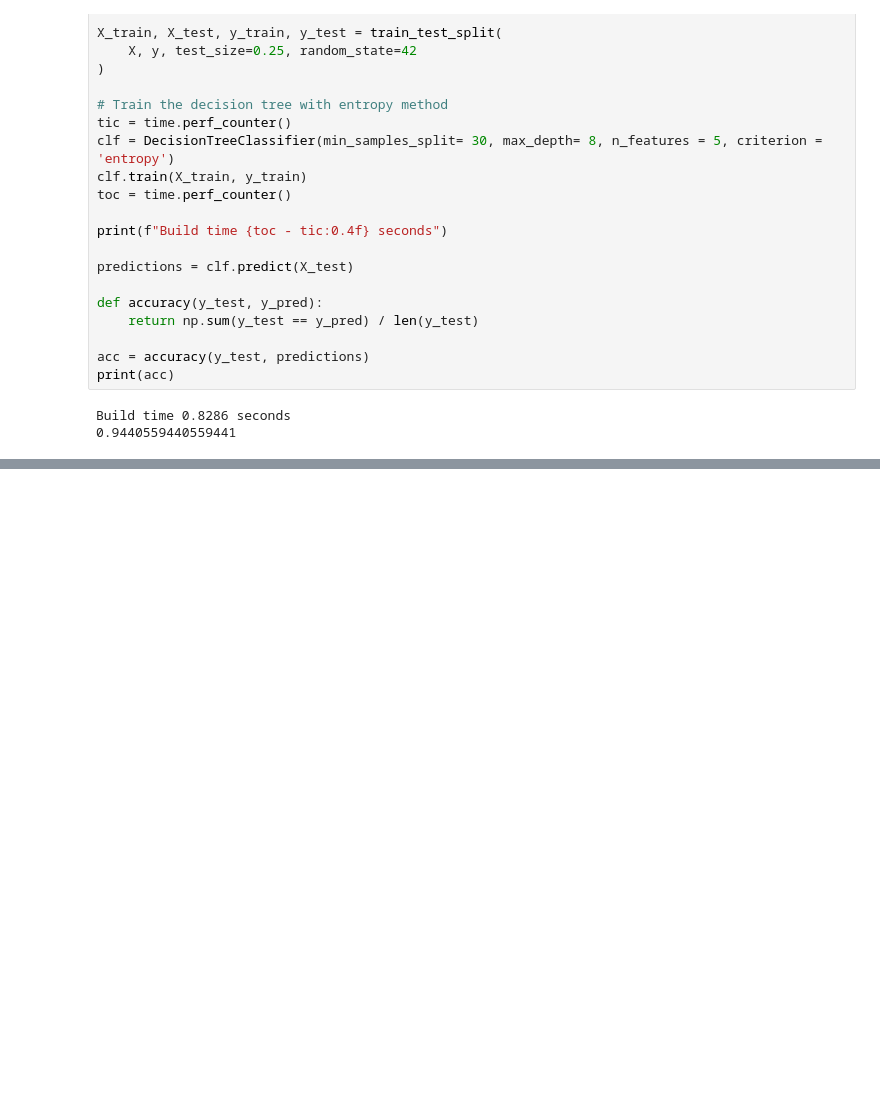
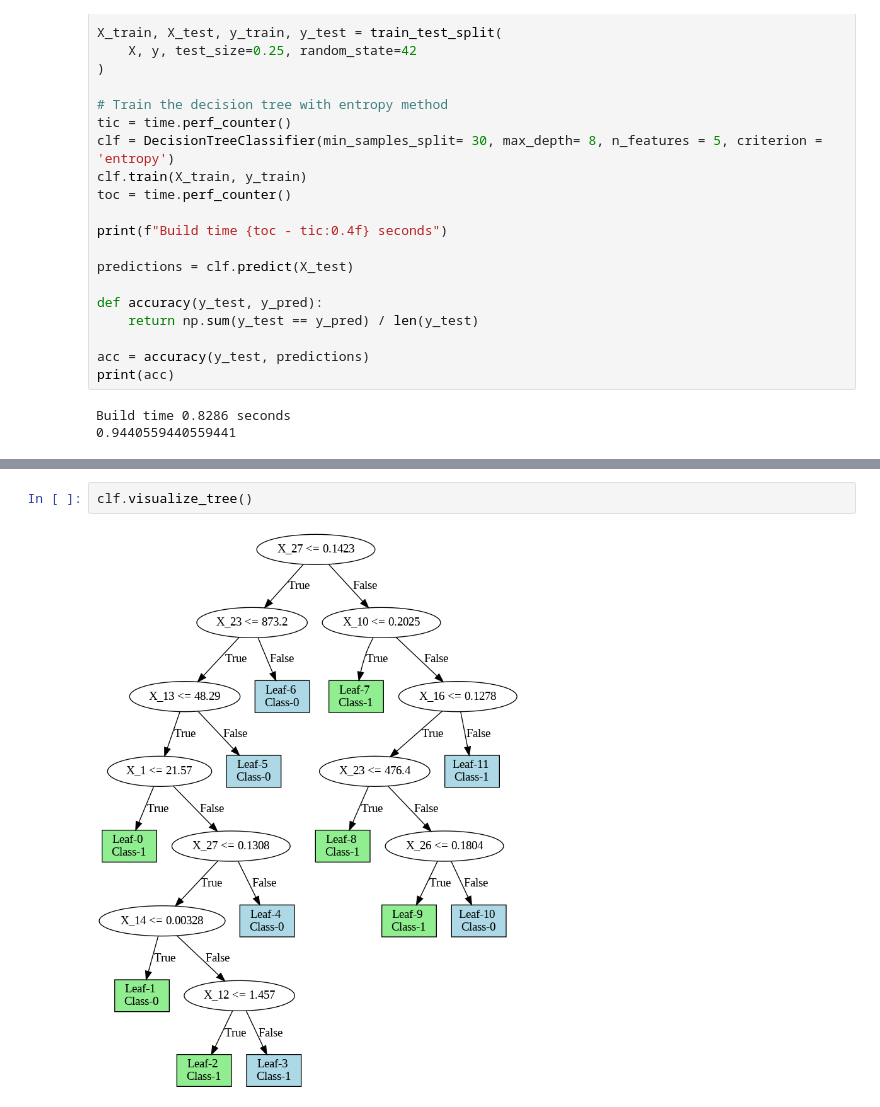
Before and after one commit to yasminahobeika/Decision_Tree_Implementation_From_Scratch, a Jupyter notebook: DTree_scratch/DecisionTreeClassifierImplementation.ipynb, the cells around one changed output, grey strips where cells are left out. Drawn from its saved outputs; the diff is of its cells as text; blank space fills up the shorter version.

Commit message:
printing tree

```diff
--- a/DTree_scratch/DecisionTreeClassifierImplementation.ipynb
+++ b/DTree_scratch/DecisionTreeClassifierImplementation.ipynb
@@ -402,0 +423,4 @@ Build time 0.8286 seconds
+# %%
+clf.visualize_tree()
+# %% [output]
+[figure, added]
```
Also changed, not shown: parts of 1 cell of this notebook.
